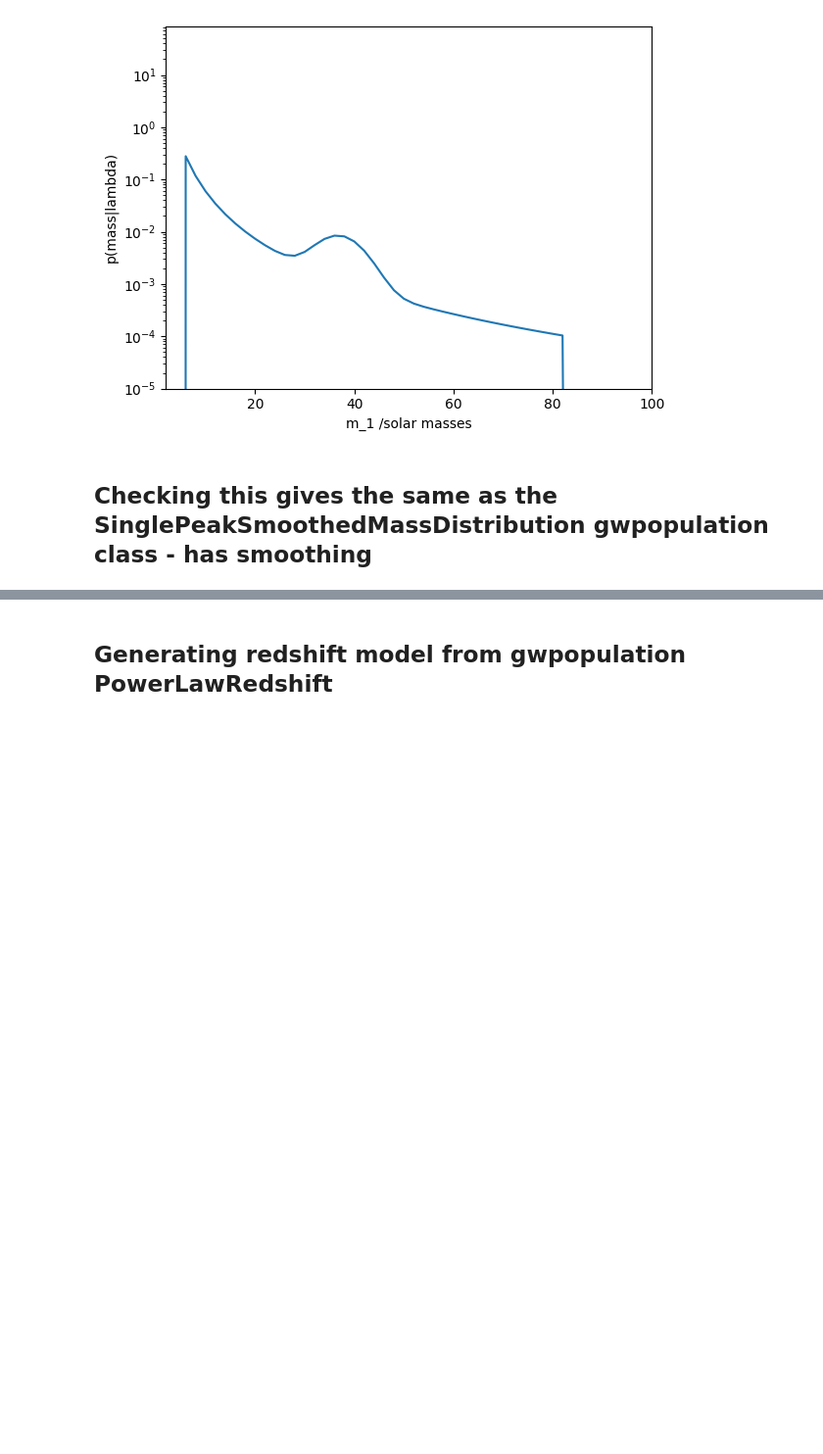
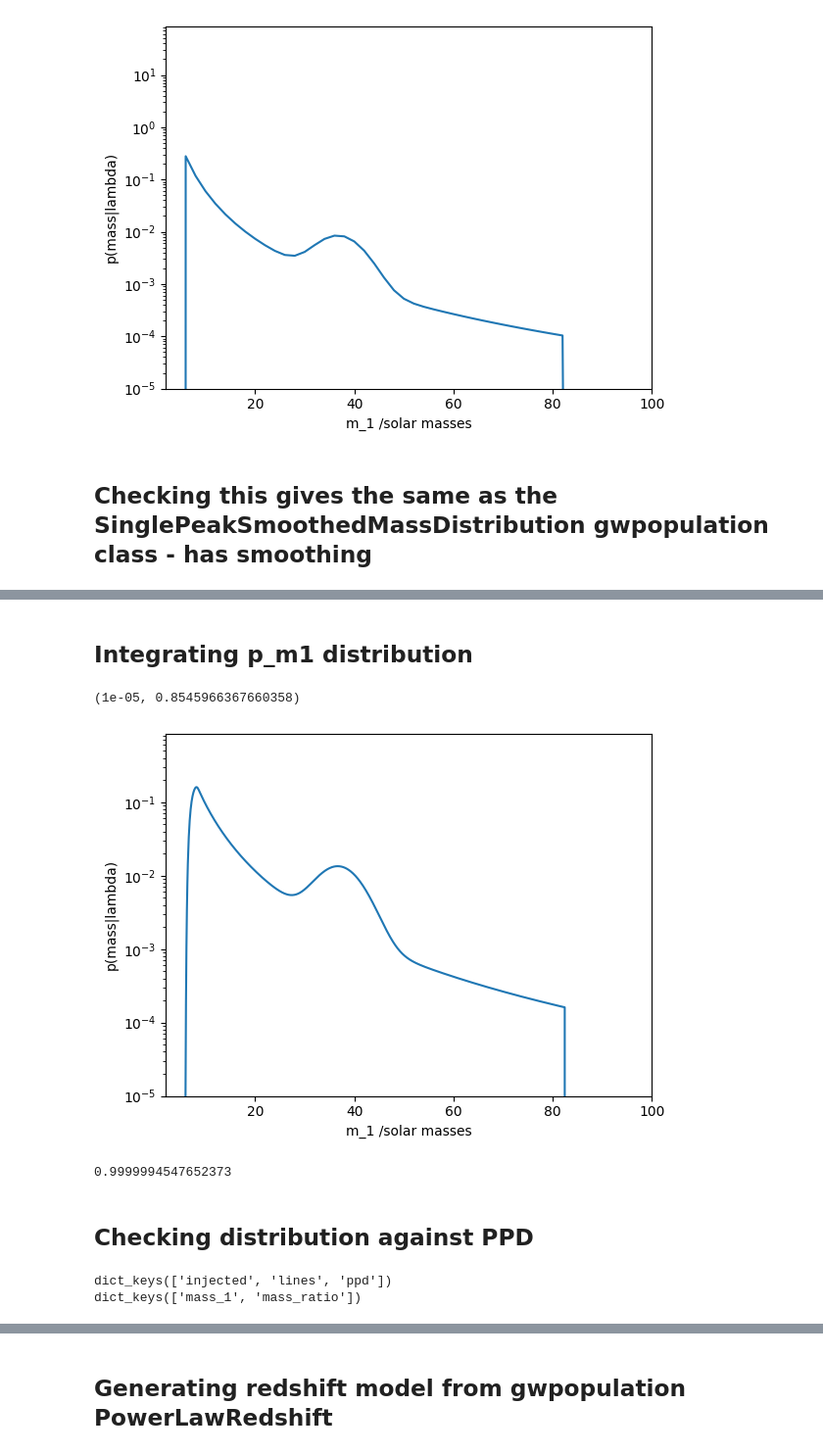
Before and after one commit to eMillar2718/GW_ChirpSim, a Jupyter notebook: Notebook Prototyping/Sampling_populations.ipynb, the cells around one changed output, grey strips where cells are left out. Shown at 98% size. Saved outputs shown, nothing was run; the diff lists cells and outputs as text; code cells hidden in the pictures; blank space fills up the shorter version.

```diff
--- a/Notebook Prototyping/Sampling_populations.ipynb
+++ b/Notebook Prototyping/Sampling_populations.ipynb
@@ -132,0 +141,29 @@ plt.ylim(1e-5,0)
+# %% [markdown]
+## Integrating p_m1 distribution
+# %%
+#normalising
+p_m1 = PLPP/np.trapz(PLPP,masses)
+plt.plot(masses, p_m1)
+plt.xlabel('m_1 /solar masses')
+plt.ylabel('p(mass|lambda)')
+plt.yscale('log')
+plt.xlim(2,100)
+plt.ylim(1e-5,0)
+# %% [output]
+(1e-05, 0.8545966367660358)
+[figure, added]
+# %%
+np.trapz(PLPP,masses)
+# %% [output]
+0.9999994547652373
+# %% [markdown]
+## Checking distribution against PPD
+# %%
+mass_PP_path = '../GWTC-3-population-data/analyses/PowerLawPeak/o1o2o3_mass_c_iid_mag_iid_tilt_powerlaw_redshift_mass_data.h5'
+with open(mass_PP_path, 'r') as _data:
+    _data = dd.io.load(mass_PP_path)
+    print(_data.keys())
+    print(_data['lines'].keys())
+# %% [output]
+dict_keys(['injected', 'lines', 'ppd'])
+dict_keys(['mass_1', 'mass_ratio'])
```
Also changed, not shown: parts of 27 cells of this notebook.
